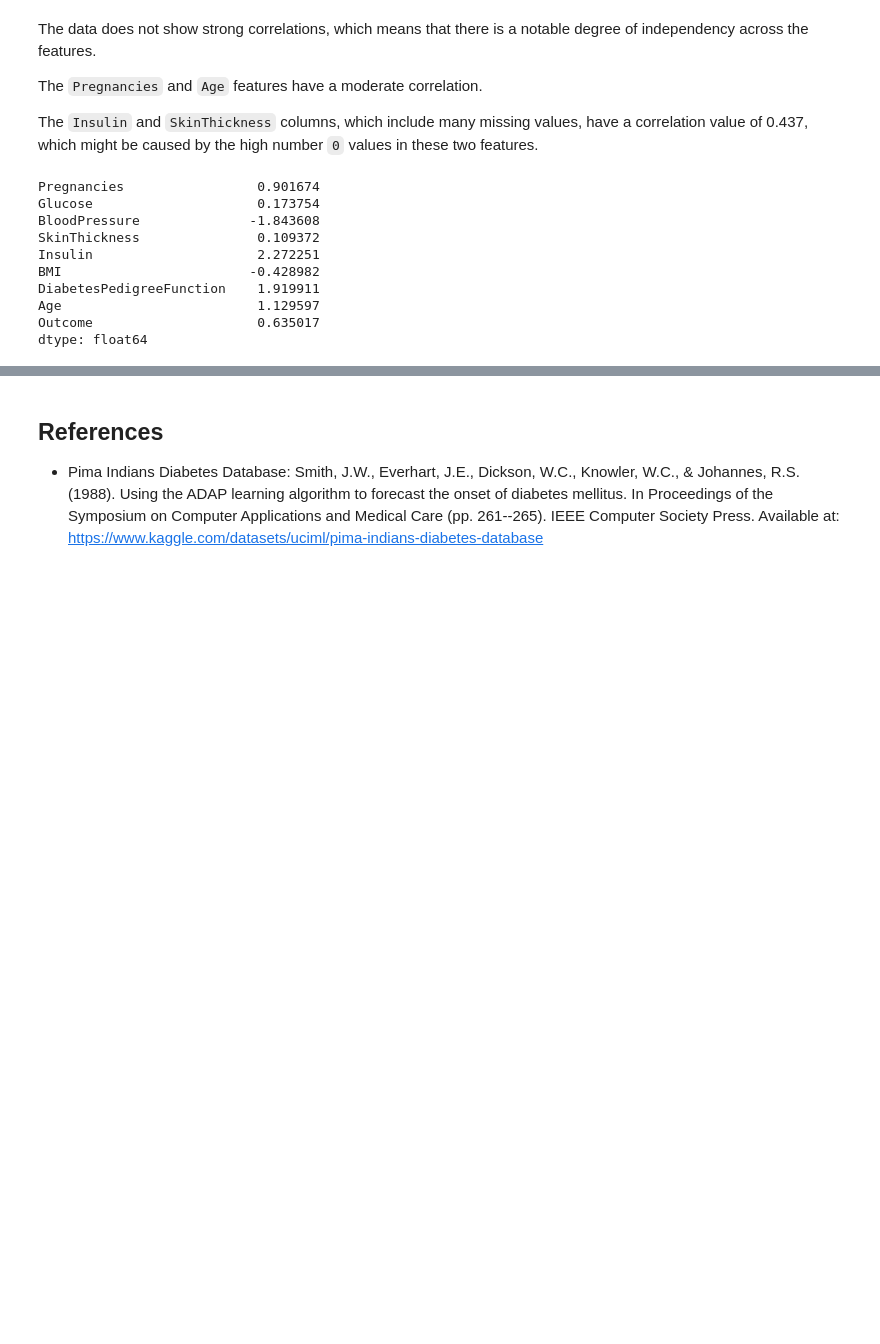
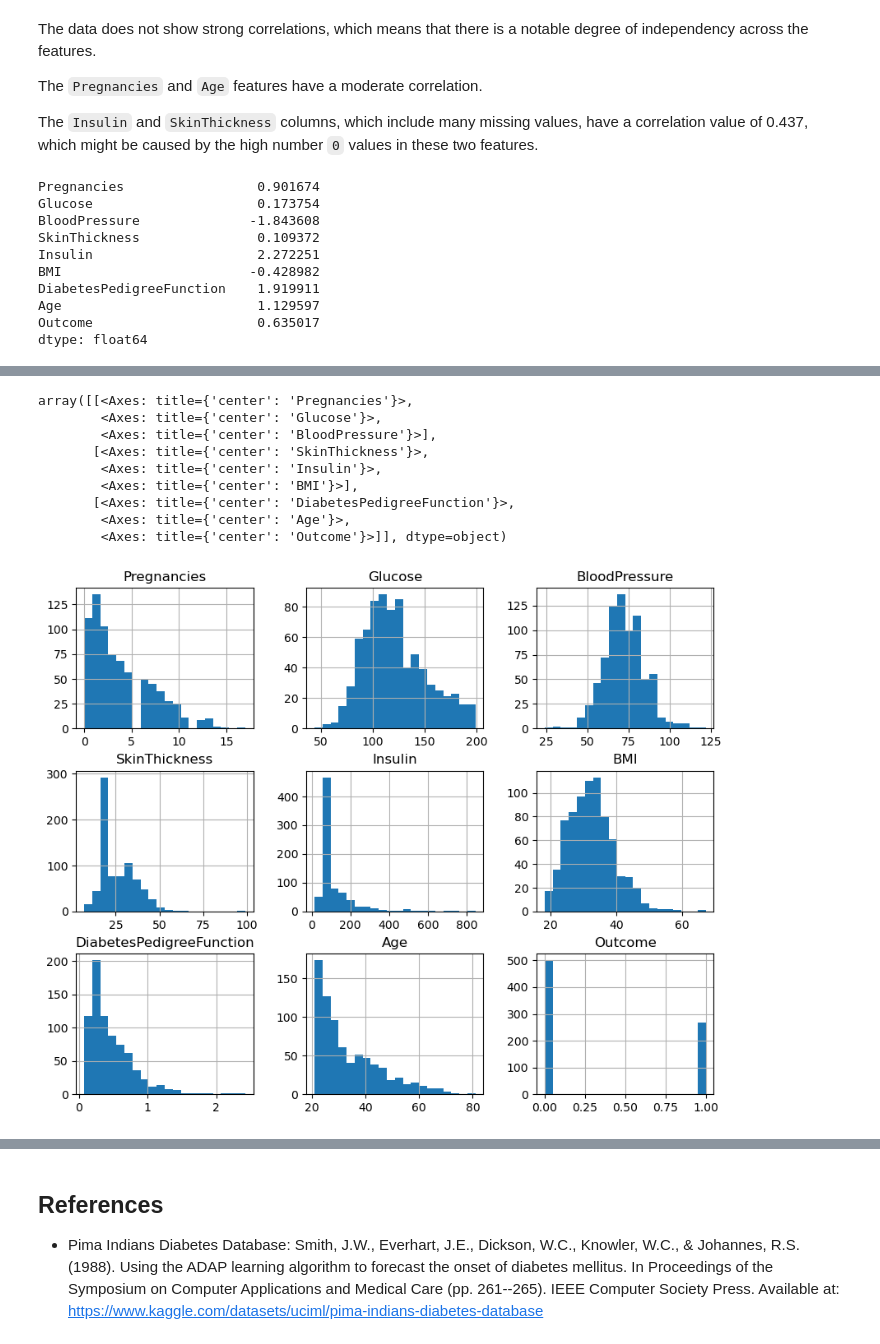
Before and after one commit to wengkee/AI26X-apps, a Jupyter notebook: models/training-models/diabetes-prediction/01-data-exploration.ipynb, the cells around one changed output, grey strips where cells are left out. Drawn from its saved outputs; the diff is of its cells as text; code cells hidden in the pictures; blank space fills up the shorter version.

```diff
--- a/models/training-models/diabetes-prediction/01-data-exploration.ipynb
+++ b/models/training-models/diabetes-prediction/01-data-exploration.ipynb
@@ -342,0 +337,15 @@ dtype: int64
+# %%
+# Plot histograms of the columns on multiple subplots
+plt.close('all')
+data.hist(bins=20, figsize=(10, 8))
+# %% [output]
+array([[<Axes: title={'center': 'Pregnancies'}>,
+        <Axes: title={'center': 'Glucose'}>,
+        <Axes: title={'center': 'BloodPressure'}>],
+       [<Axes: title={'center': 'SkinThickness'}>,
+        <Axes: title={'center': 'Insulin'}>,
+        <Axes: title={'center': 'BMI'}>],
+       [<Axes: title={'center': 'DiabetesPedigreeFunction'}>,
+        <Axes: title={'center': 'Age'}>,
+        <Axes: title={'center': 'Outcome'}>]], dtype=object)
+[figure, added]
```
Also changed, not shown: parts of 17 cells of this notebook.
